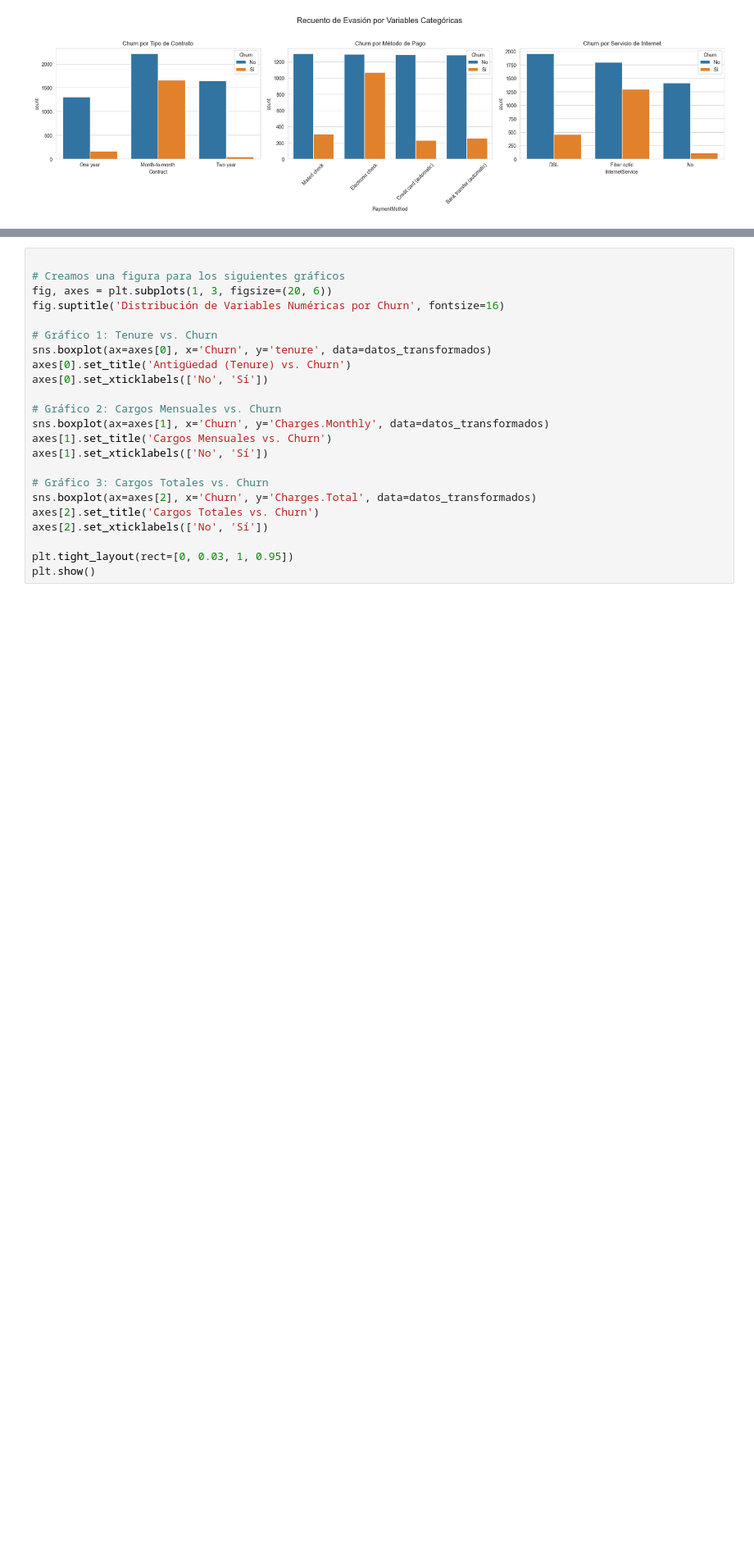
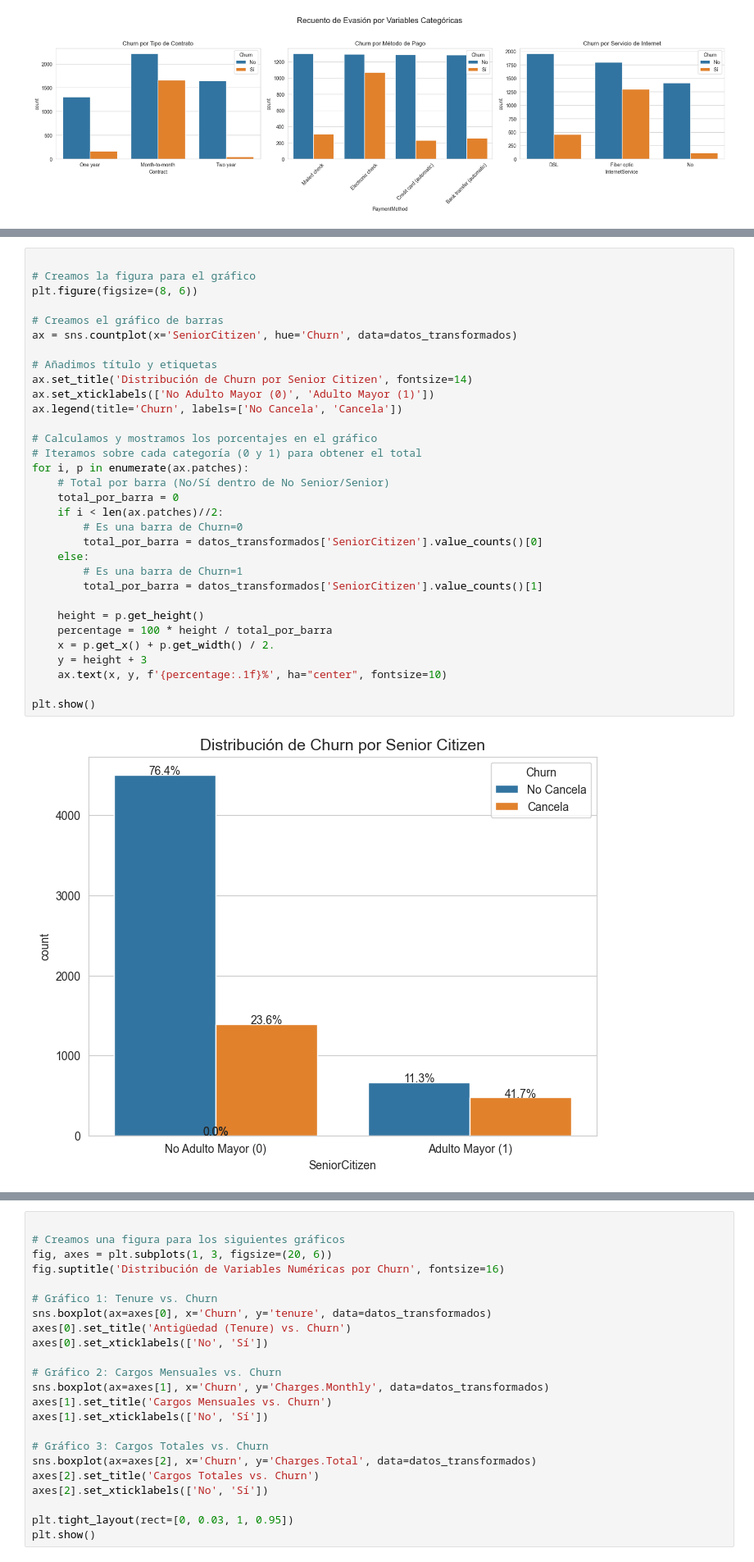
Before and after one commit to AxelFPAceves/CHALLENGE-TELECOM-X-1RA-PARTE, a Jupyter notebook: challenge2-data-science-LATAM-main/TelecomX_LATAM.ipynb, the cells around one changed output, grey strips where cells are left out. Shown at 82% size. Saved outputs shown, nothing was run; the diff lists cells and outputs as text; blank space fills up the shorter version.

```diff
--- a/challenge2-data-science-LATAM-main/TelecomX_LATAM.ipynb
+++ b/challenge2-data-science-LATAM-main/TelecomX_LATAM.ipynb
@@ -435 +440,35 @@ plt.show()
+# %%
+
+# Creamos la figura para el gráfico
+plt.figure(figsize=(8, 6))
+
+# Creamos el gráfico de barras
+ax = sns.countplot(x='SeniorCitizen', hue='Churn', data=datos_transformados)
+
+# Añadimos título y etiquetas
+ax.set_title('Distribución de Churn por Senior Citizen', fontsize=14)
+ax.set_xticklabels(['No Adulto Mayor (0)', 'Adulto Mayor (1)'])
+ax.legend(title='Churn', labels=['No Cancela', 'Cancela'])
+
+# Calculamos y mostramos los porcentajes en el gráfico
+# Iteramos sobre cada categoría (0 y 1) para obtener el total
+for i, p in enumerate(ax.patches):
+    # Total por barra (No/Sí dentro de No Senior/Senior)
+    total_por_barra = 0
+    if i < len(ax.patches)//2:
+        # Es una barra de Churn=0
+        total_por_barra = datos_transformados['SeniorCitizen'].value_counts()[0]
+    else:
+        # Es una barra de Churn=1
+        total_por_barra = datos_transformados['SeniorCitizen'].value_counts()[1]
+
+    height = p.get_height()
+    percentage = 100 * height / total_por_barra
+    x = p.get_x() + p.get_width() / 2.
+    y = height + 3
+    ax.text(x, y, f'{percentage:.1f}%', ha="center", fontsize=10)
+
+plt.show()
+# %% [output]
+[figure, added]
 # %% [markdown]
```
Also changed, not shown: parts of 13 cells of this notebook.
